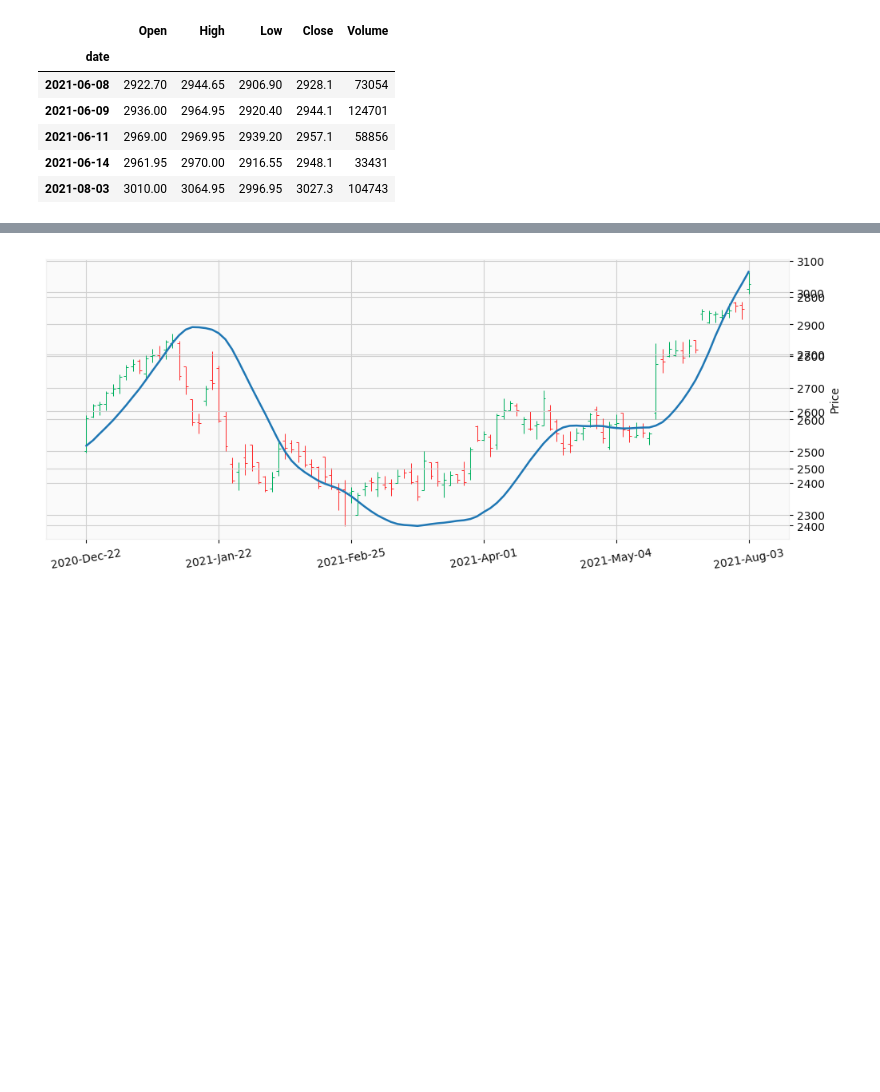
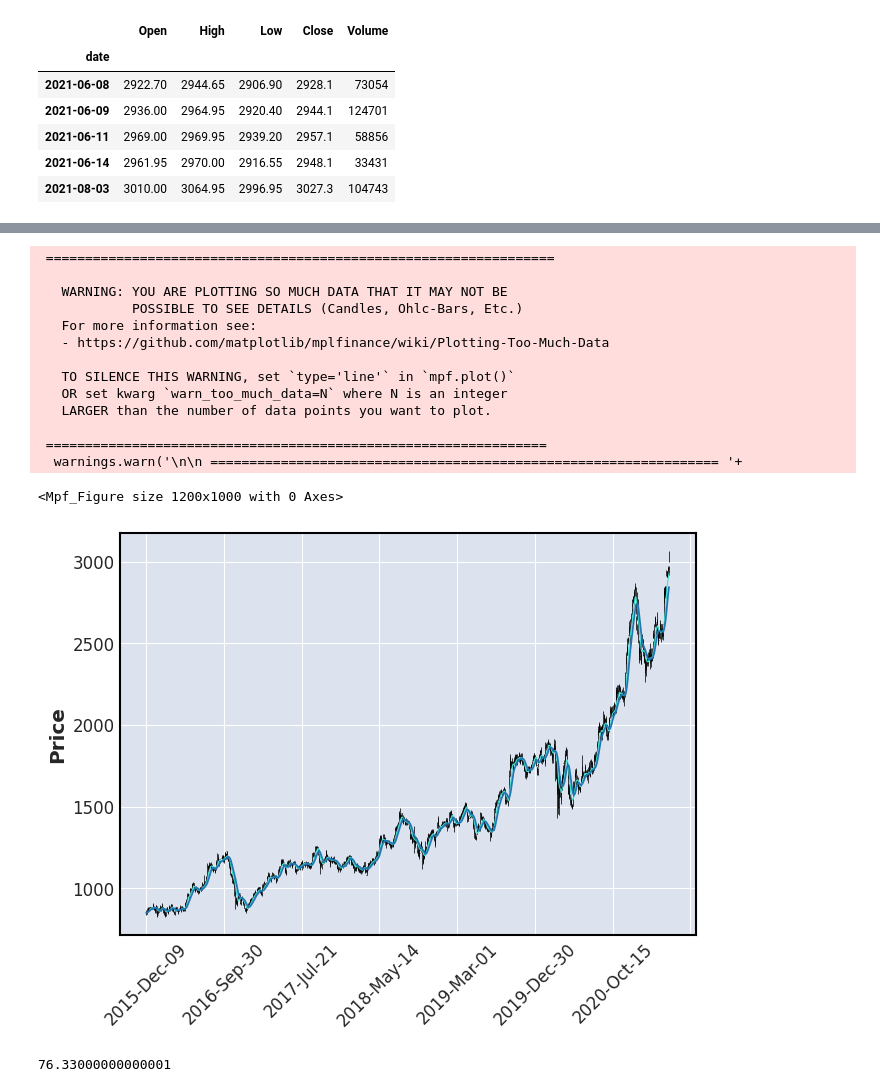
Before and after one commit to anshulthakur/experimental, a Jupyter notebook: analytics/stocks/Stocks Visualization.ipynb, the cells around one changed output, grey strips where cells are left out. Drawn from its saved outputs; the diff is of its cells as text; code cells hidden in the pictures; blank space fills up the shorter version.

```diff
--- a/analytics/stocks/Stocks Visualization.ipynb
+++ b/analytics/stocks/Stocks Visualization.ipynb
@@ -53,7 +58,7 @@ Index(['id', 'opening', 'high', 'low', 'closing', 'wap', 'traded', 'trades',
 df = df.reindex(columns = ['opening', 'high', 'low', 'closing', 'traded'])
 df.rename(columns={"opening": "Open", "high": "High", "low": "Low", "closing":"Close", "traded":"Volume"}, inplace=True)
 # %%
-df = df.loc['2020-10-13':'2021-12-31']
+df = df.loc['2015-10-13':'2021-12-31']
 # %%
 df['Close'].plot()
 # %% [output]
@@ -72,9 +77,9 @@ Try to find the local maxima and minima for finding support and resistance.
 # %% [markdown]
 [Link](https://towardsdatascience.com/detection-of-price-support-and-resistance-levels-in-python-baedc44c34c9)
 # %%
-from mplfinance.original_flavor import candlestick_ohlc
-import matplotlib.dates as mpl_dates
-plt.rcParams['figure.figsize'] = [12, 7]
+#from mplfinance.original_flavor import candlestick_ohlc
+#import matplotlib.dates as mpl_dates
+plt.rcParams['figure.figsize'] = [20, 13]
 plt.rc('font', size=14)
 # %%
 df.index = pd.to_datetime(df.index)
@@ -198,23 +219,40 @@ df['EMA_SMA']= sma.ewm(alpha=0.2).mean()
 df.dropna(inplace=True)
 # %%
 def plot_composite(df):
+    #fig = mpf.figure(style='yahoo', figsize=(12,10))
+    #ax1 = fig.add_subplot(2,1,1)
+    #ax2 = ax1.twinx()
+    #ap = mpf.make_addplot(df['EMA_SMA'],ax=ax2)
+    #mpf.plot(df,ax=ax1, addplot=ap,xrotation=10)
+    #fig.show()
     fig = mpf.figure(style='yahoo', figsize=(12,10))
-    ax1 = fig.add_subplot(2,1,1)
-    ax2 = ax1.twinx()
-    ap = mpf.make_addplot(df['EMA_SMA'],ax=ax2)
-    mpf.plot(df,ax=ax1, addplot=ap,xrotation=10)
-    fig.show()
+    ap = mpf.make_addplot(df['EMA_SMA'])
+    mpf.plot(df, mav=10, addplot = ap)
 
     #fig, ax = plt.subplots()
     #candlestick_ohlc(ax,df.values,width=0.6, \
     #                   colorup='green', colordown='red', alpha=0.8)
     #date_format = mpl_dates.DateFormatter('%d %b %Y')
     #ax.xaxis.set_major_formatter(date_format)
     #fig.autofmt_xdate()
     #fig.tight_layout()
     #plt.plot()
     #fig.show()
 
 plot_composite(df)
 # %% [output]
+ =================================================================
+
+   WARNING: YOU ARE PLOTTING SO MUCH DATA THAT IT MAY NOT BE
+            POSSIBLE TO SEE DETAILS (Candles, Ohlc-Bars, Etc.)
+   For more information see:
+   - https://github.com/matplotlib/mplfinance/wiki/Plotting-Too-Much-Data
+
+   TO SILENCE THIS WARNING, set `type='line'` in `mpf.plot()`
+   OR set kwarg `warn_too_much_data=N` where N is an integer
+   LARGER than the number of data points you want to plot.
+
+ ================================================================
+  warnings.warn('\n\n ================================================================= '+
+<Mpf_Figure size 1200x1000 with 0 Axes>
-[figure, old version]
+[figure, new version]
@@ -228,0 +259,16 @@ for i in range(2,df.shape[0]-2):
+# %%
+from pandas.tseries.frequencies import to_offset
+
+logic = {'Open'  : 'first',
+         'High'  : 'max',
+         'Low'   : 'min',
+         'Close' : 'last',
+         'Volume': 'sum'}
+#Resample on weekly levels
+df_weekly = df.resample('W').apply(logic)
+df_weekly.index -= to_offset("6D")
+
+margin =  np.mean(df_weekly['High'] - df_weekly['Low'])
+print(margin)
+# %% [output]
+76.33000000000001
```
Also changed, not shown: parts of 14 cells of this notebook.
